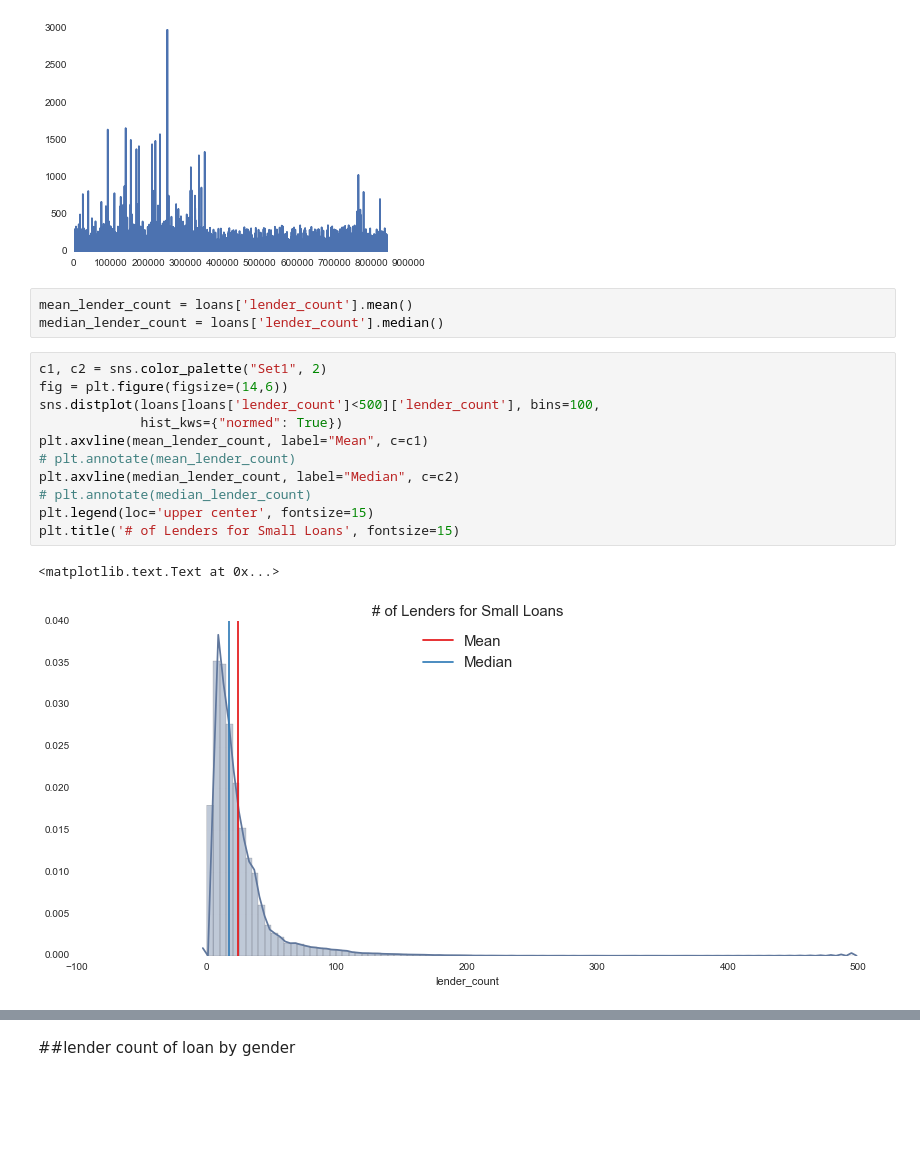
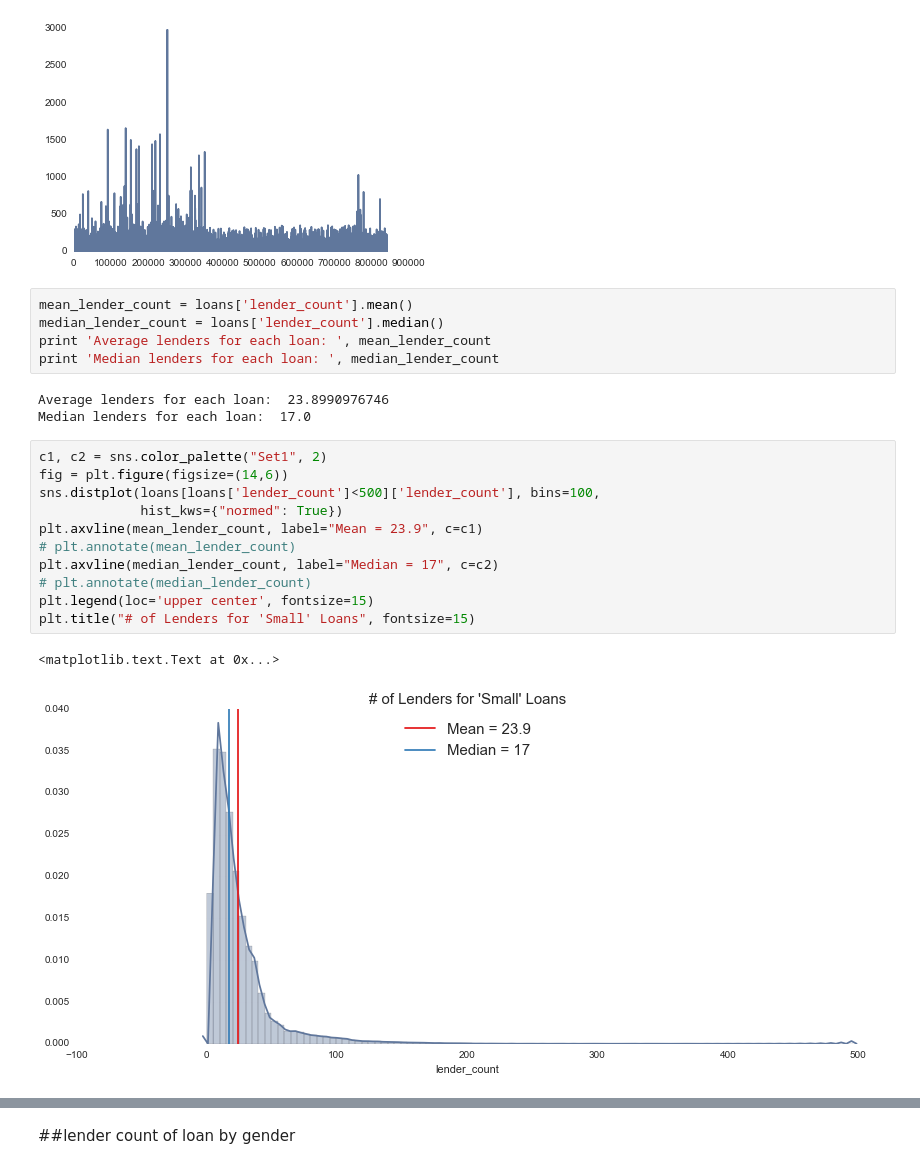
Before and after one commit to yulizhou/Kipfian, a Jupyter notebook: Visualization.ipynb, the cells around one changed output, grey strips where cells are left out. Saved outputs shown, nothing was run; the diff lists cells and outputs as text; blank space fills up the shorter version.

```diff
--- a/Visualization.ipynb
+++ b/Visualization.ipynb
@@ -148,18 +110,23 @@ plt.plot(loans['lender_count'])
 # %%
 mean_lender_count = loans['lender_count'].mean()
 median_lender_count = loans['lender_count'].median()
+print 'Average lenders for each loan: ', mean_lender_count
+print 'Median lenders for each loan: ', median_lender_count
+# %% [output]
+Average lenders for each loan:  23.8990976746
+Median lenders for each loan:  17.0
 # %%
 c1, c2 = sns.color_palette("Set1", 2)
 fig = plt.figure(figsize=(14,6))
 sns.distplot(loans[loans['lender_count']<500]['lender_count'], bins=100,
              hist_kws={"normed": True})
-plt.axvline(mean_lender_count, label="Mean", c=c1)
+plt.axvline(mean_lender_count, label="Mean = 23.9", c=c1)
 # plt.annotate(mean_lender_count)
-plt.axvline(median_lender_count, label="Median", c=c2)
+plt.axvline(median_lender_count, label="Median = 17", c=c2)
 # plt.annotate(median_lender_count)
 plt.legend(loc='upper center', fontsize=15)
-plt.title('# of Lenders for Small Loans', fontsize=15)
+plt.title("# of Lenders for 'Small' Loans", fontsize=15)
 # %% [output]
 <matplotlib.text.Text at 0x...>
-[figure, old version]
+[figure, new version]
 # %%
```
Also changed, not shown: parts of 23 cells of this notebook, 11 other files.
